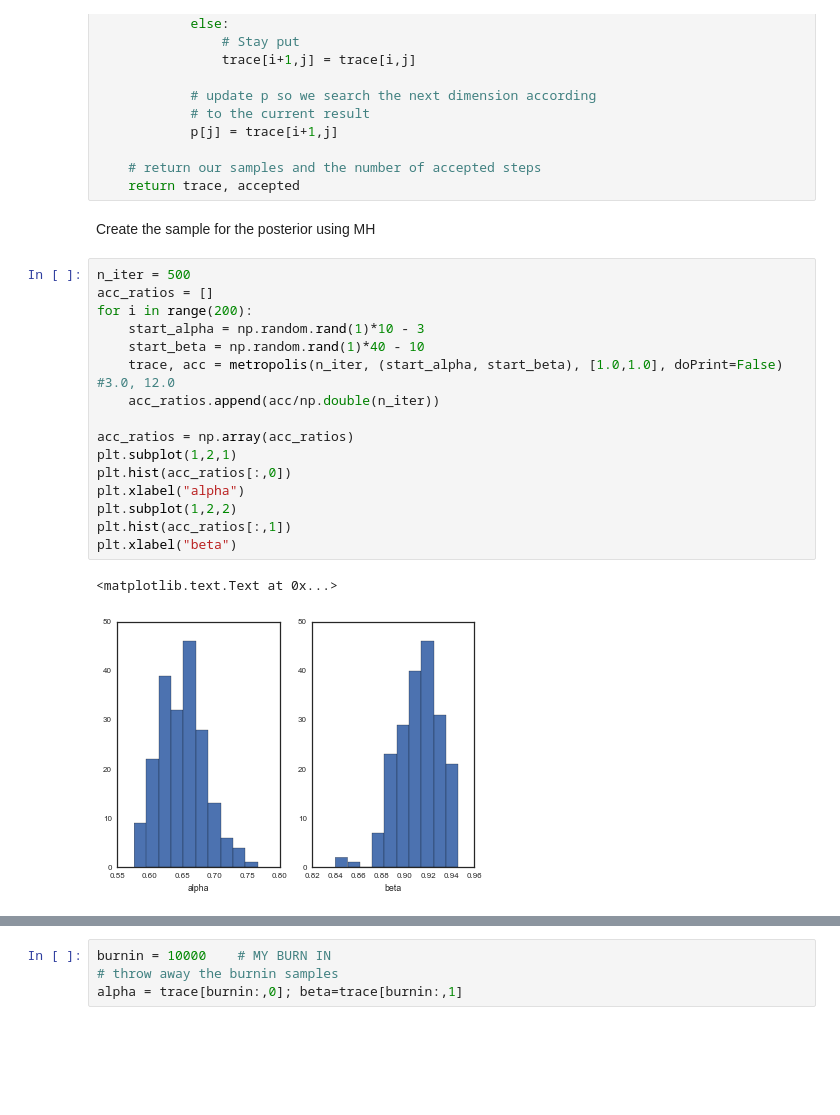
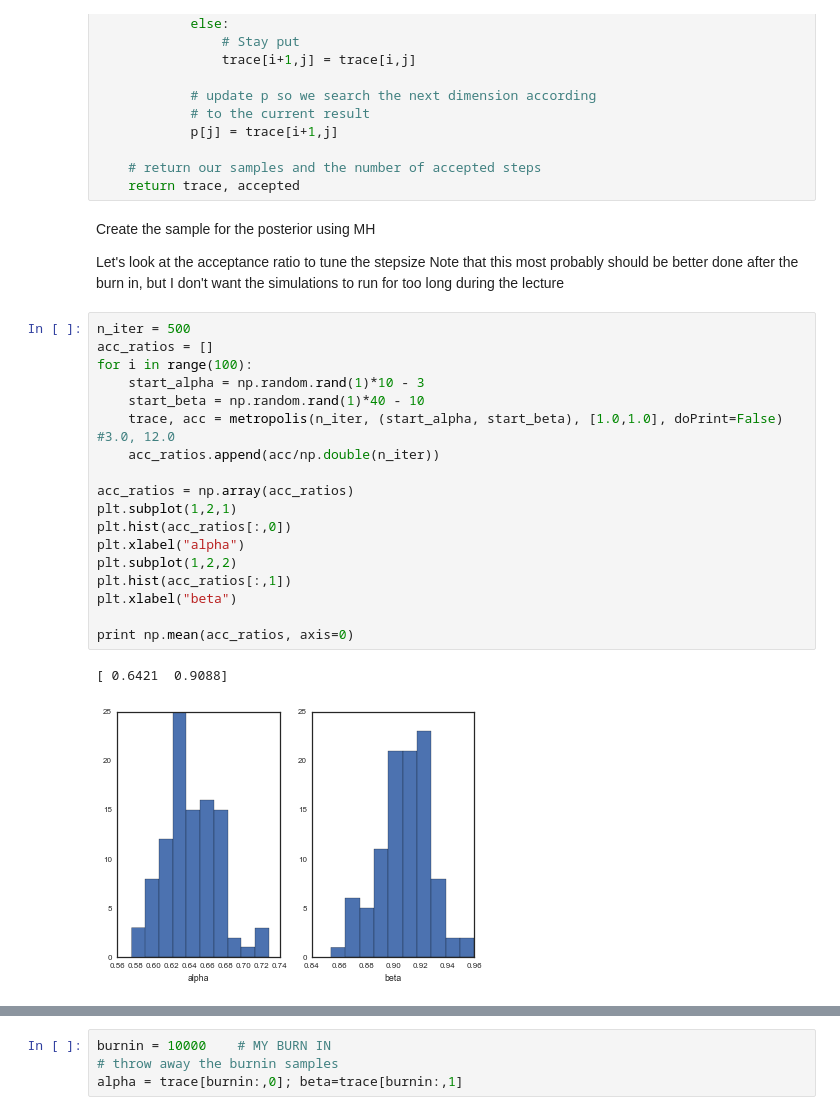
Before and after one commit to subodhchhabra/2015, a Jupyter notebook: Lectures/Lecture07_08_More_MCMC_Slides.ipynb, the cells around one changed output, grey strips where cells are left out. Saved outputs shown, nothing was run; the diff lists cells and outputs as text; blank space fills up the shorter version.

```diff
--- a/Lectures/Lecture07_08_More_MCMC_Slides.ipynb
+++ b/Lectures/Lecture07_08_More_MCMC_Slides.ipynb
@@ -281,27 +281,32 @@ def metropolis(n_iterations, initial_values, prop_std=[1,1], doPrint=True):
 
     # return our samples and the number of accepted steps
     return trace, accepted
-# %% [markdown]
-Create the sample for the posterior using MH
+# %% [markdown]
+Create the sample for the posterior using MH
+
+Let's look at the acceptance ratio to tune the stepsize
+Note that this most probably should be better done after the burn in, but I don't want the simulations to run for too long during the lecture
 # %%
 n_iter = 500
 acc_ratios = []
-for i in range(200):
+for i in range(100):
     start_alpha = np.random.rand(1)*10 - 3
     start_beta = np.random.rand(1)*40 - 10
     trace, acc = metropolis(n_iter, (start_alpha, start_beta), [1.0,1.0], doPrint=False) #3.0, 12.0
     acc_ratios.append(acc/np.double(n_iter))
 
 acc_ratios = np.array(acc_ratios)
 plt.subplot(1,2,1)
 plt.hist(acc_ratios[:,0])
 plt.xlabel("alpha")
 plt.subplot(1,2,2)
 plt.hist(acc_ratios[:,1])
 plt.xlabel("beta")
+
+print np.mean(acc_ratios, axis=0)
 # %% [output]
-<matplotlib.text.Text at 0x...>
+[ 0.6421  0.9088]
-[figure, old version]
+[figure, new version]
 # %%
 n_iter = 200000
 trace, acc = metropolis(n_iter, (11,17), [1.0,1.0]) #[3.0,12.0])
```
Also changed, not shown: parts of 6 cells of this notebook, 3 other files.
